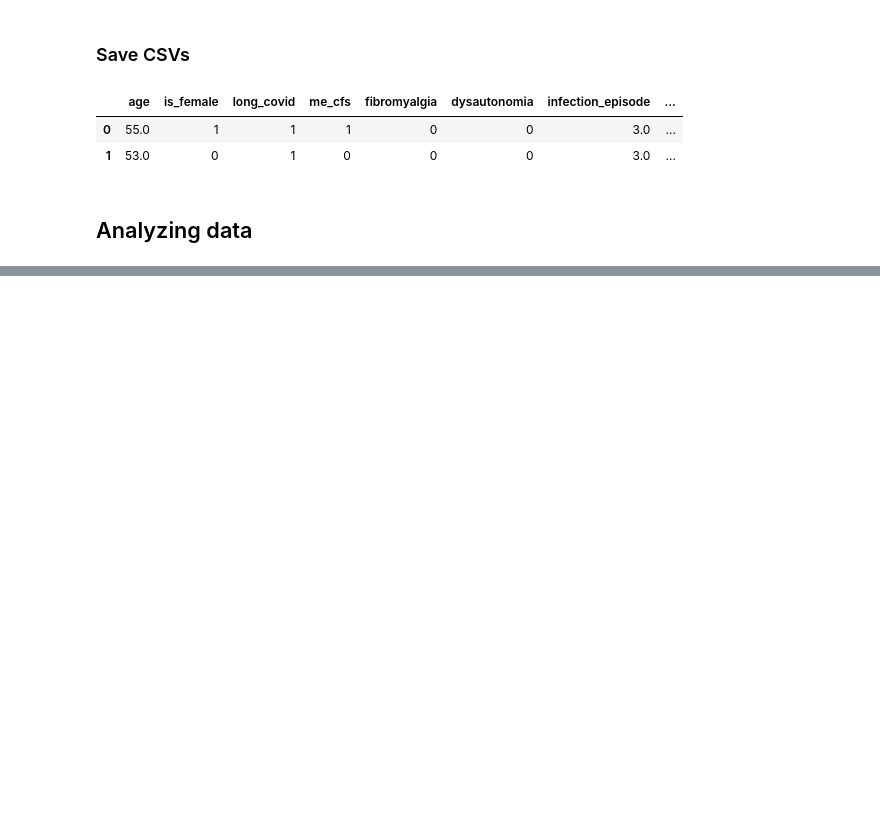
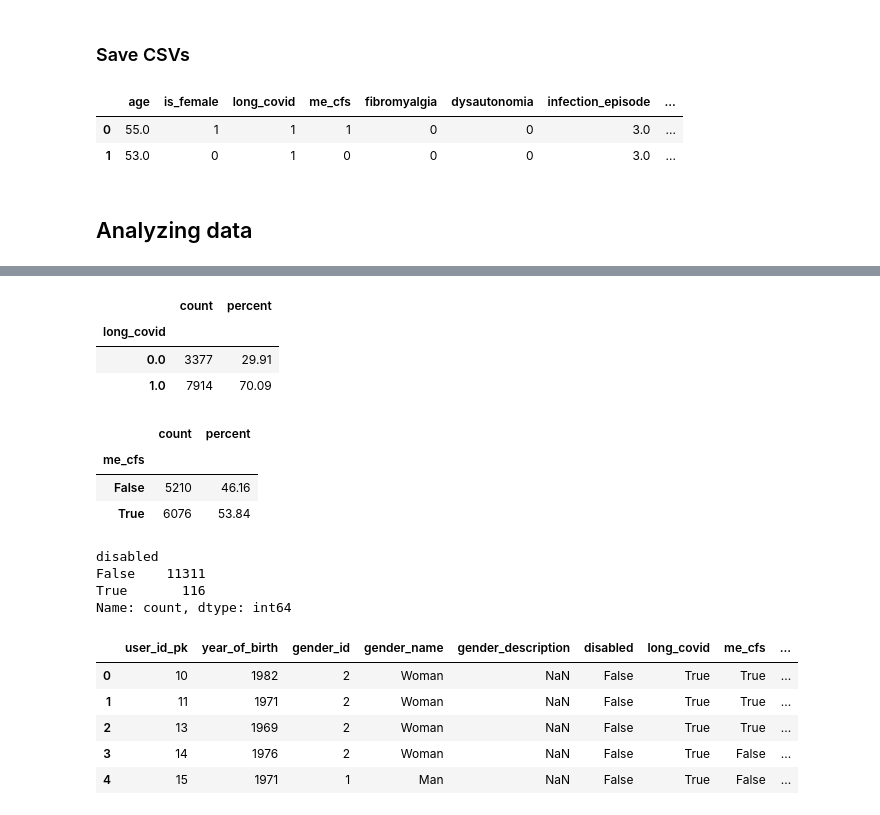
Before and after one commit to rmr284/Reinfections_Visible, a Jupyter notebook: data_preprocessing_final.ipynb, the cells around one changed output, grey strips where cells are left out. Saved outputs shown, nothing was run; the diff lists cells and outputs as text; code cells hidden in the pictures; blank space fills up the shorter version.

```diff
--- a/data_preprocessing_final.ipynb
+++ b/data_preprocessing_final.ipynb
@@ -2070,0 +2157,60 @@ health_vars_pub[health_vars_pub['health_variable_type']=='Symptom'][['health_var
+# %%
+# Distribution of Long COVID
+long_covid_table = user_stats[['user_id_pk', 'long_covid']].drop_duplicates().copy()
+
+# counts
+counts_lc = long_covid_table['long_covid'].value_counts().sort_index()
+
+# percentages
+percentages_lc = counts_lc / counts_lc.sum() * 100
+
+# final table
+long_covid_result = pd.DataFrame({
+    'count': counts_lc,
+    'percent': percentages_lc.round(2)
+})
+
+long_covid_result
+# %% [output]
+|  | count | percent |
+| long_covid |  |  |
+| 0.0 | 3377 | 29.91 |
+| 1.0 | 7914 | 70.09 |
+# %%
+# Distribution of ME/CFS
+me_cfs_table = user_stats[['user_id_pk', 'me_cfs']].drop_duplicates().copy()
+
+# counts
+counts_me = me_cfs_table['me_cfs'].value_counts().sort_index()
+
+# percentages
+percentages_me = counts_me / counts_me.sum() * 100
+
+# final table
+me_cfs_result = pd.DataFrame({
+    'count': counts_me,
+    'percent': percentages_me.round(2)
+})
+
+me_cfs_result
+# %% [output]
+|  | count | percent |
+| me_cfs |  |  |
+| False | 5210 | 46.16 |
+| True | 6076 | 53.84 |
+# %%
+user_demographics[['user_id_pk', 'disabled']].drop_duplicates(subset=['user_id_pk'])['disabled'].value_counts()
+# %% [output]
+disabled
+False    11311
+True       116
+Name: count, dtype: int64
+# %%
+user_demographics.head()
+# %% [output]
+|  | user_id_pk | year_of_birth | gender_id | gender_name | gender_description | disabled | long_covid | me_cfs | ... |
+| 0 | 10 | 1982 | 2 | Woman | NaN | False | True | True | ... |
+| 1 | 11 | 1971 | 2 | Woman | NaN | False | True | True | ... |
+| 2 | 13 | 1969 | 2 | Woman | NaN | False | True | True | ... |
+| 3 | 14 | 1976 | 2 | Woman | NaN | False | True | False | ... |
+| 4 | 15 | 1971 | 1 | Man | NaN | False | True | False | ... |
```
Also changed, not shown: parts of 41 cells of this notebook.
